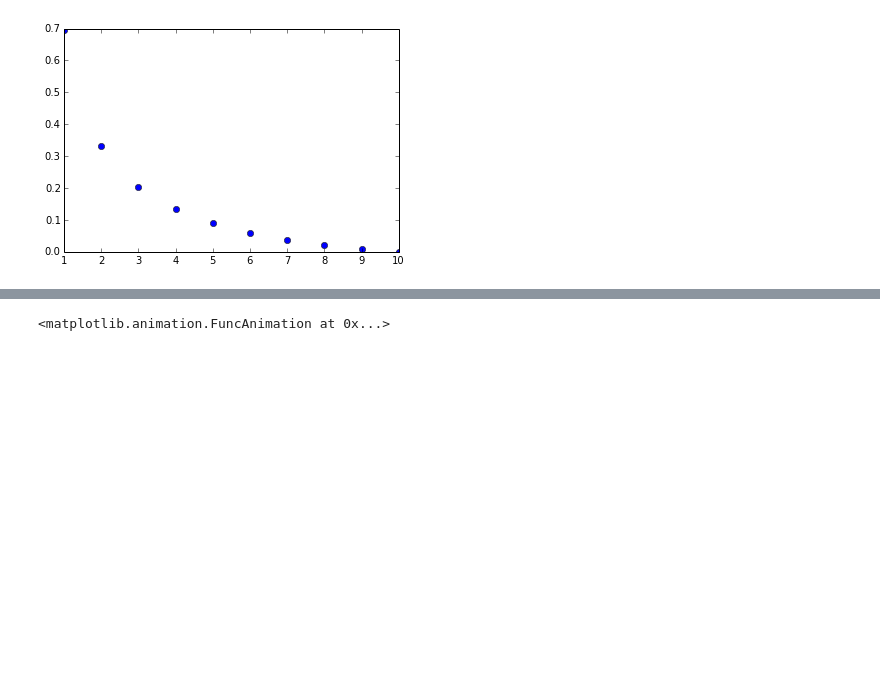
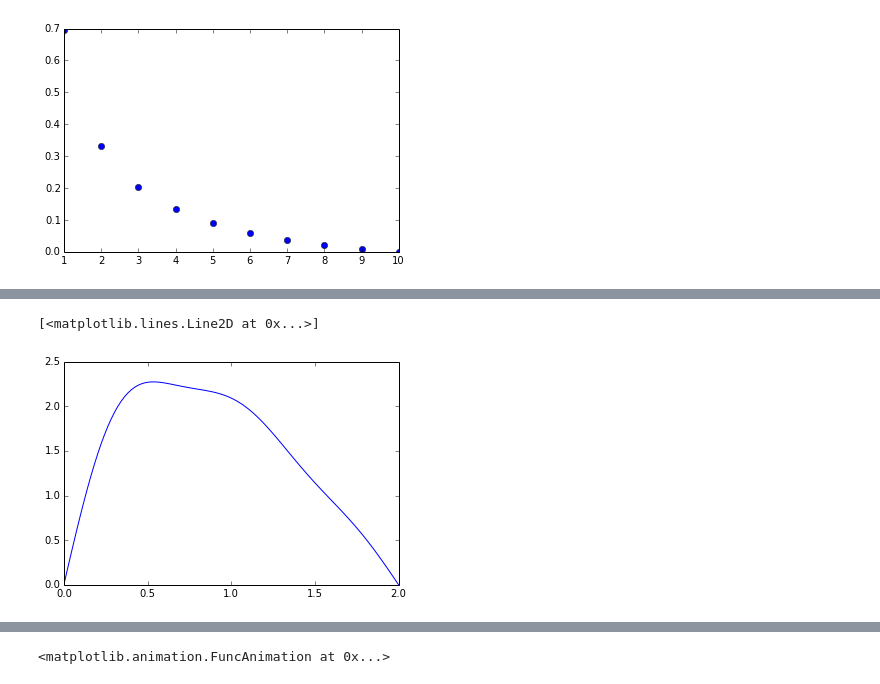
Before and after one commit to mglerner/MathematicalPhysics, a Jupyter notebook: Music/Violin.ipynb, the cells around one changed output, grey strips where cells are left out. Cells and saved outputs as stored; diff of their text form; code cells hidden in the pictures; blank space fills up the shorter version.

```diff
--- a/Music/Violin.ipynb
+++ b/Music/Violin.ipynb
@@ -38,0 +49,5 @@ def y(t,N,x=x):
+# %%
+plot(x,y(0,5))
+# %% [output]
+[<matplotlib.lines.Line2D at 0x...>]
+[figure, added]
```
Also changed, not shown: parts of 9 cells of this notebook.
